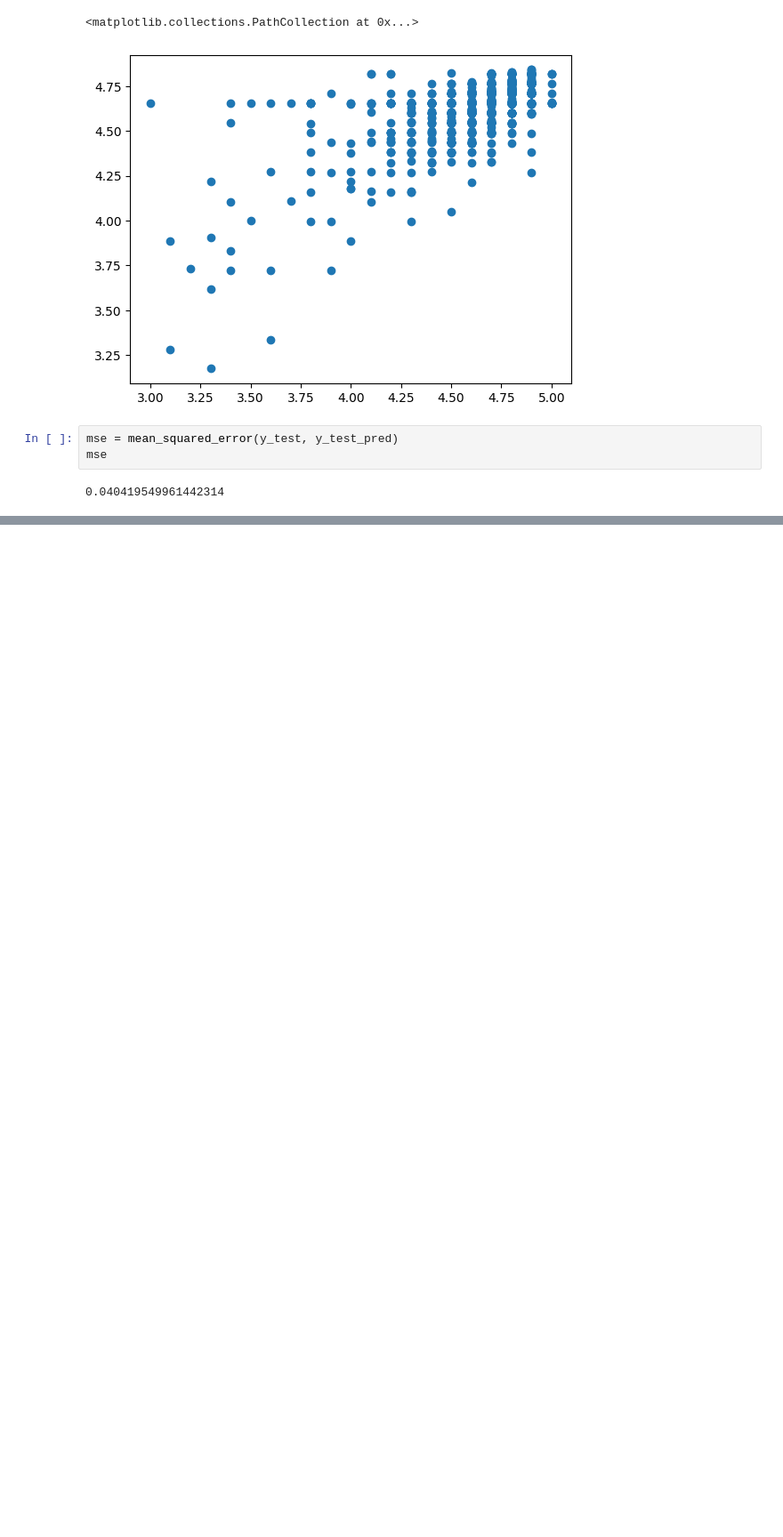
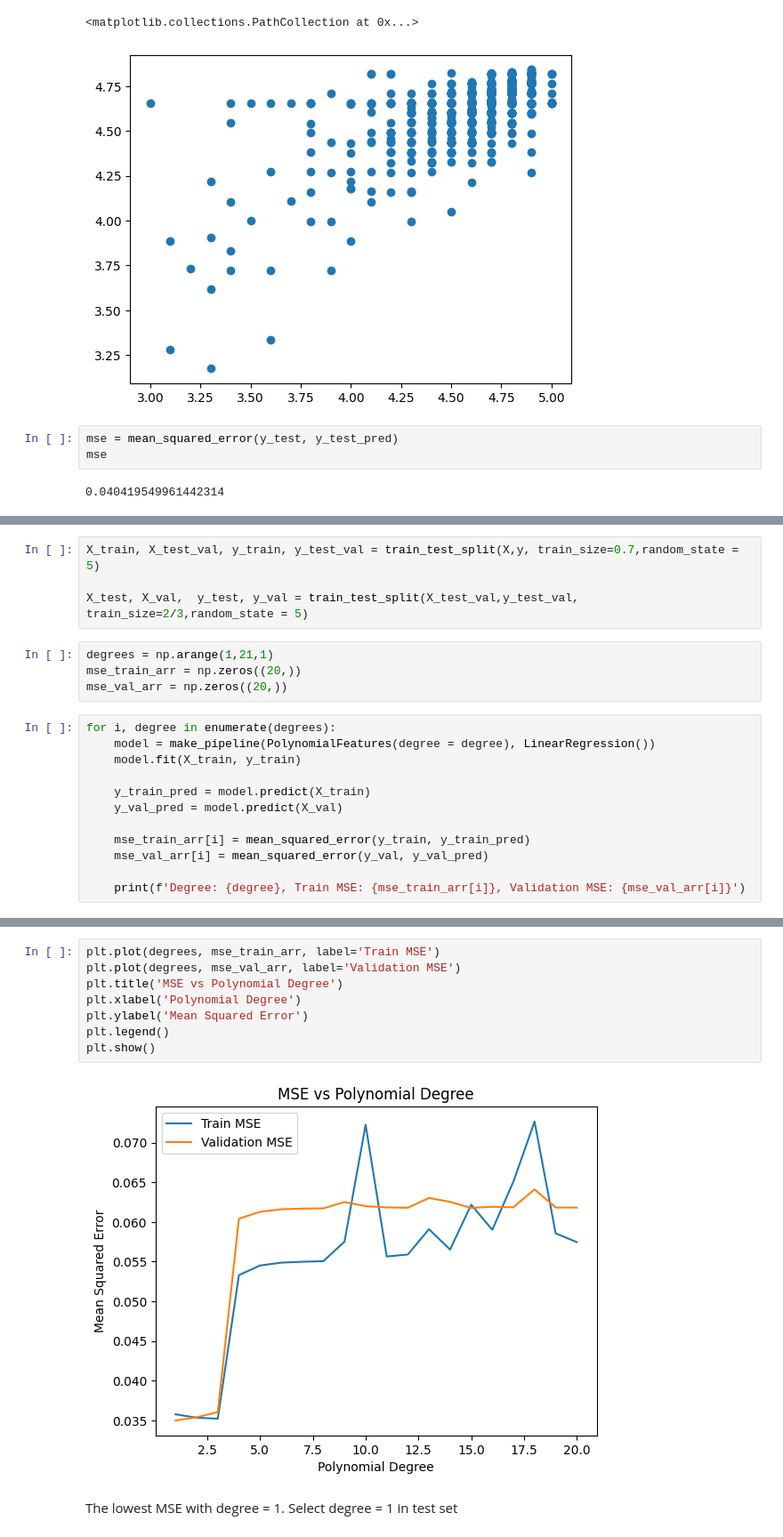
Before and after one commit to dagngyen/hcmus_23-24_coursesra-courses-analysis, a Jupyter notebook: Phase 2: Building model/linear.ipynb, the cells around one changed output, grey strips where cells are left out. Shown: that part at 89% size. Saved outputs shown, nothing was run; the diff lists cells and outputs as text; blank space fills up the shorter version.

```diff
--- a/Phase 2: Building model/linear.ipynb
+++ b/Phase 2: Building model/linear.ipynb
@@ -106,0 +127,20 @@ mse
+# %%
+X_train, X_test_val, y_train, y_test_val = train_test_split(X,y, train_size=0.7,random_state = 5)
+
+X_test, X_val,  y_test, y_val = train_test_split(X_test_val,y_test_val, train_size=2/3,random_state = 5)
+# %%
+degrees = np.arange(1,21,1)
+mse_train_arr = np.zeros((20,))
+mse_val_arr = np.zeros((20,))
+# %%
+for i, degree in enumerate(degrees):
+    model = make_pipeline(PolynomialFeatures(degree = degree), LinearRegression())
+    model.fit(X_train, y_train)
+
+    y_train_pred = model.predict(X_train)
+    y_val_pred = model.predict(X_val)
+
+    mse_train_arr[i] = mean_squared_error(y_train, y_train_pred)
+    mse_val_arr[i] = mean_squared_error(y_val, y_val_pred)
+
+    print(f'Degree: {degree}, Train MSE: {mse_train_arr[i]}, Validation MSE: {mse_val_arr[i]}')
@@ -106,0 +168,13 @@ mse
+# %%
+plt.plot(degrees, mse_train_arr, label='Train MSE')
+plt.plot(degrees, mse_val_arr, label='Validation MSE')
+plt.title('MSE vs Polynomial Degree')
+plt.xlabel('Polynomial Degree')
+plt.ylabel('Mean Squared Error')
+plt.legend()
+plt.show()
+# %% [output]
+[figure, added]
+# %% [markdown]
+The lowest MSE with degree = 1.
+Select degree = 1 in test set
```
Also changed, not shown: parts of 4 cells of this notebook.
